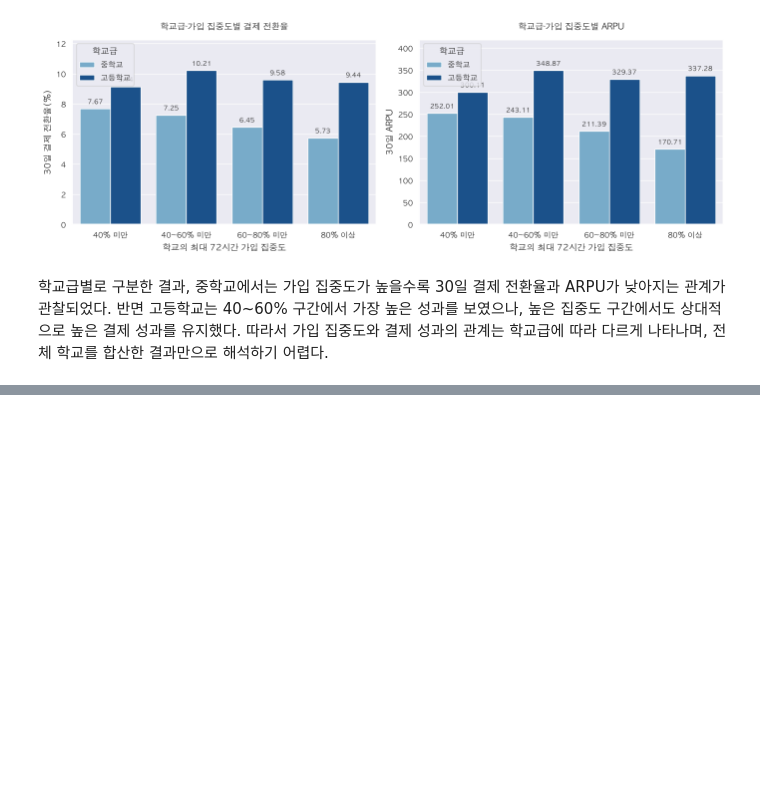
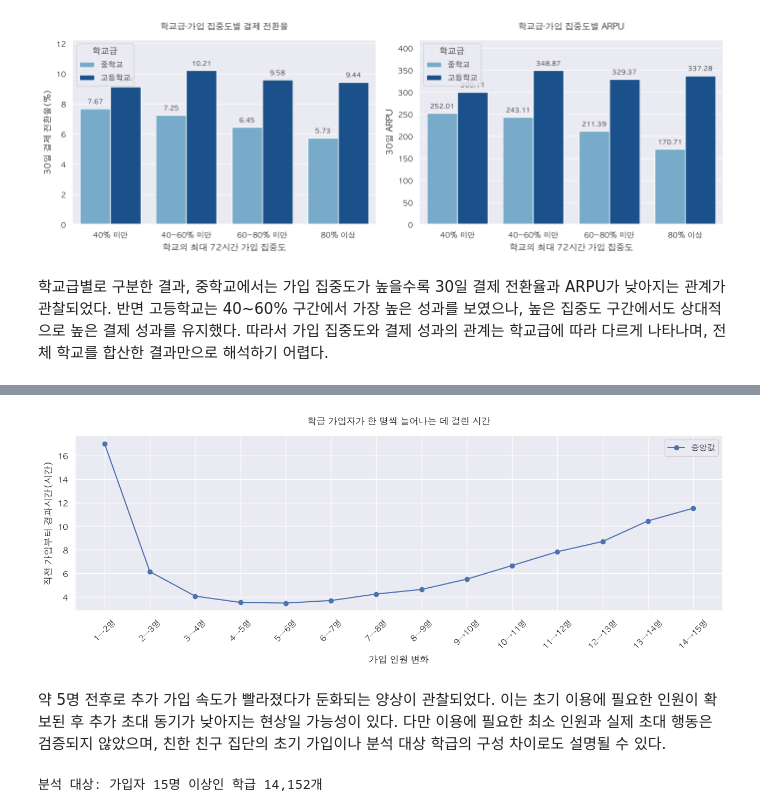
Before and after one commit to zoo-no-s/sns_service_analysis, a Jupyter notebook: notebooks/acquisition_1.ipynb, the cells around one changed output, grey strips where cells are left out. Saved outputs shown, nothing was run; the diff lists cells and outputs as text; code cells hidden in the pictures; blank space fills up the shorter version.

```diff
--- a/notebooks/acquisition_1.ipynb
+++ b/notebooks/acquisition_1.ipynb
@@ -1761,0 +1862,60 @@ plt.show()
+# %%
+fig, ax = plt.subplots(figsize=(13, 5))
+
+ax.plot(
+    step_summary['가입 단계'],
+    step_summary['중앙경과시간'],
+    marker='o',
+    label='중앙값',
+)
+
+ax.set_title('학급 가입자가 한 명씩 늘어나는 데 걸린 시간', pad=15)
+ax.set_xlabel('가입 인원 변화')
+ax.set_ylabel('직전 가입부터 경과시간(시간)')
+ax.legend()
+ax.tick_params(axis='x', labelrotation=45)
+
+fig.tight_layout()
+plt.show()
+# %% [output]
+[figure, added]
+# %% [markdown]
+약 5명 전후로 추가 가입 속도가 빨라졌다가 둔화되는 양상이 관찰되었다. 이는 초기 이용에 필요한 인원이 확보된 후 추가 초대 동기가 낮아지는 현상일 가능성이 있다. 다만 이용에 필요한 최소 인원과 실제 초대 행동은 검증되지 않았으며, 친한 친구 집단의 초기 가입이나 분석 대상 학급의 구성 차이로도 설명될 수 있다.
+# %%
+MIN_FINAL_USERS = 15
+
+fixed_steps = (
+    df[['group_id', 'user_id', 'signup_date']]
+    .dropna(subset=['group_id', 'user_id', 'signup_date'])
+    .sort_values(['group_id', 'signup_date'], kind='stable')
+    .drop_duplicates(['group_id', 'user_id'], keep='first')
+    .copy()
+)
+
+group_sizes = fixed_steps.groupby('group_id')['user_id'].nunique()
+fixed_group_ids = group_sizes[
+    group_sizes >= MIN_FINAL_USERS
+].index
+
+fixed_steps = fixed_steps.loc[
+    fixed_steps['group_id'].isin(fixed_group_ids)
+].copy()
+
+fixed_steps['가입 순번'] = (
+    fixed_steps.groupby('group_id').cumcount() + 1
+)
+
+fixed_steps['경과시간(시간)'] = (
+    fixed_steps.groupby('group_id')['signup_date']
+    .diff()
+    .dt.total_seconds()
+    .div(3600)
+)
+
+fixed_steps = fixed_steps.loc[
+    fixed_steps['가입 순번'].between(2, 15)
+]
+
+print(f'분석 대상: 가입자 15명 이상인 학급 {len(fixed_group_ids):,}개')
+# %% [output]
+분석 대상: 가입자 15명 이상인 학급 14,152개
```
Also changed, not shown: parts of 49 cells of this notebook.
